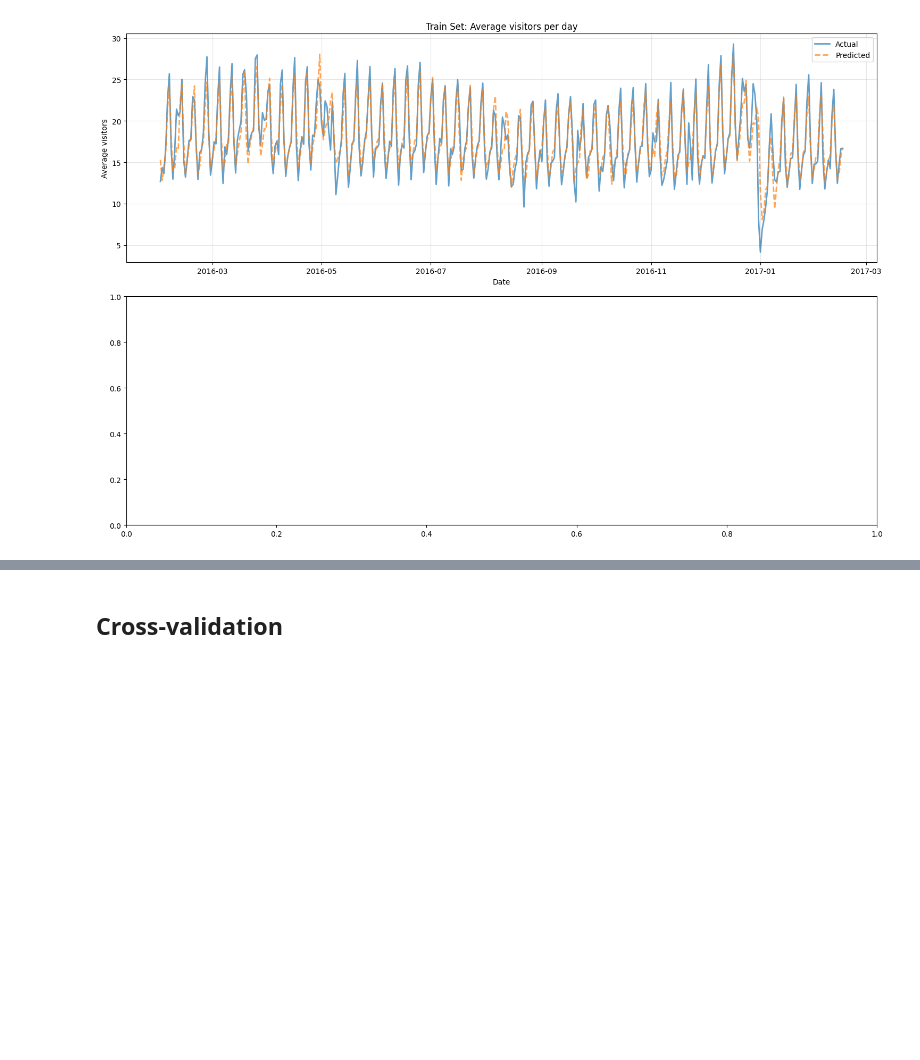
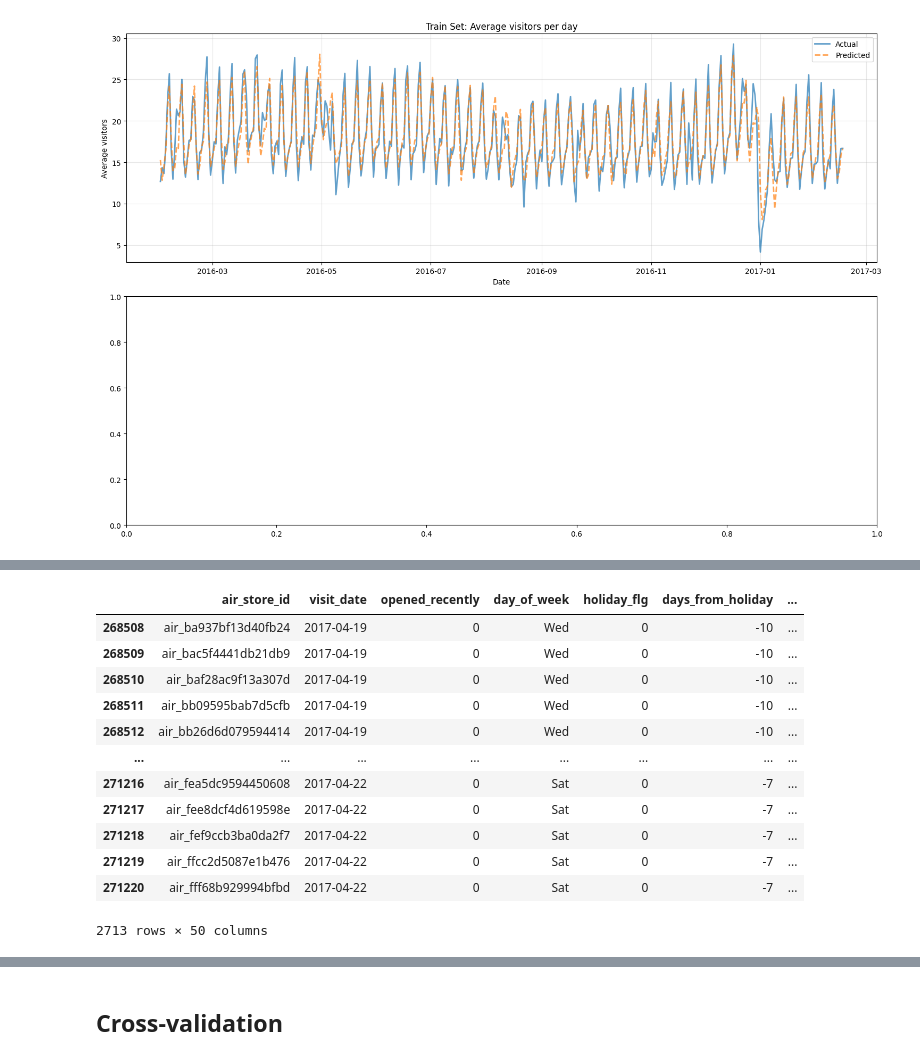
Before and after one commit to Lymuthien/mentoring_program, a Jupyter notebook: notebooks/3.0-model-training-ridge.ipynb, the cells around one changed output, grey strips where cells are left out. Saved outputs shown, nothing was run; the diff lists cells and outputs as text; code cells hidden in the pictures; blank space fills up the shorter version.

```diff
--- a/notebooks/3.0-model-training-ridge.ipynb
+++ b/notebooks/3.0-model-training-ridge.ipynb
@@ -30,7 +32,7 @@ from recruit_restaurant_visitor_forecasting.modeling.predict import recursive_pr
 # %%
 ALPHA = 1000
 CV_SPLITS = 5
-TEST_SIZE = 0.2
+TEST_SIZE = 0.01
 DROP_COLUMNS = [AIR_RESTAURANT_ID_COL, VISIT_DATE_COL, VISITORS_NBR_COL, DAY_OF_WEEK_COL, CITY_COL]
 
 MODEL_PATH = MODELS_DIR / "ridge_model.pkl"
@@ -148,0 +240,16 @@ KeyError: 'Column not found: visitors_nbrs'
+# %%
+X_test_full
+# %% [output]
+|  | air_store_id | visit_date | opened_recently | day_of_week | holiday_flg | days_from_holiday | ... |
+| 268508 | air_ba937bf13d40fb24 | 2017-04-19 | 0 | Wed | 0 | -10 | ... |
+| 268509 | air_bac5f4441db21db9 | 2017-04-19 | 0 | Wed | 0 | -10 | ... |
+| 268510 | air_baf28ac9f13a307d | 2017-04-19 | 0 | Wed | 0 | -10 | ... |
+| 268511 | air_bb09595bab7d5cfb | 2017-04-19 | 0 | Wed | 0 | -10 | ... |
+| 268512 | air_bb26d6d079594414 | 2017-04-19 | 0 | Wed | 0 | -10 | ... |
+| ... | ... | ... | ... | ... | ... | ... | ... |
+| 271216 | air_fea5dc9594450608 | 2017-04-22 | 0 | Sat | 0 | -7 | ... |
+| 271217 | air_fee8dcf4d619598e | 2017-04-22 | 0 | Sat | 0 | -7 | ... |
+| 271218 | air_fef9ccb3ba0da2f7 | 2017-04-22 | 0 | Sat | 0 | -7 | ... |
+| 271219 | air_ffcc2d5087e1b476 | 2017-04-22 | 0 | Sat | 0 | -7 | ... |
+| 271220 | air_fff68b929994bfbd | 2017-04-22 | 0 | Sat | 0 | -7 | ... |
+2713 rows × 50 columns
```
Also changed, not shown: parts of 5 cells of this notebook, 3 other files.
